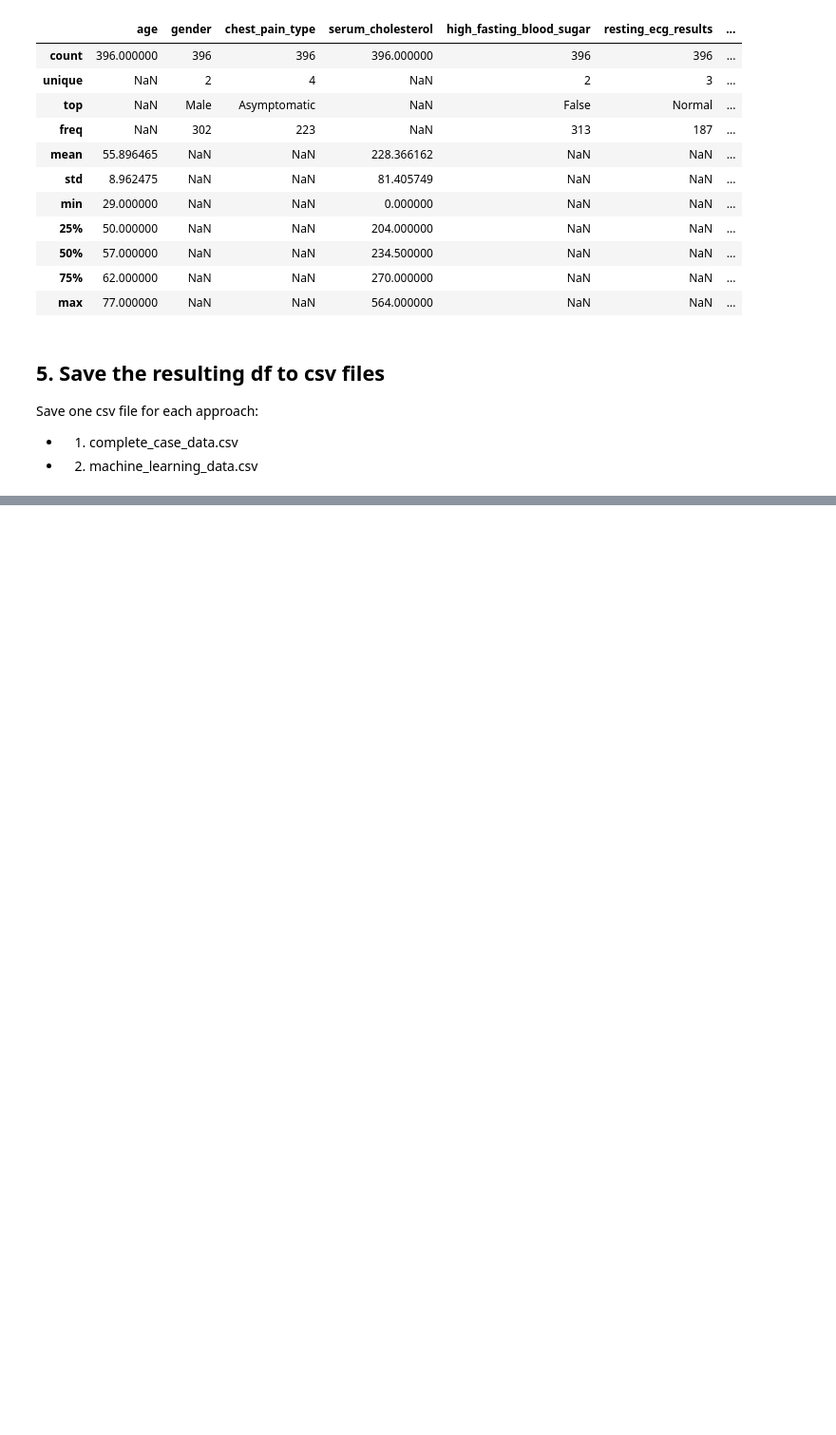
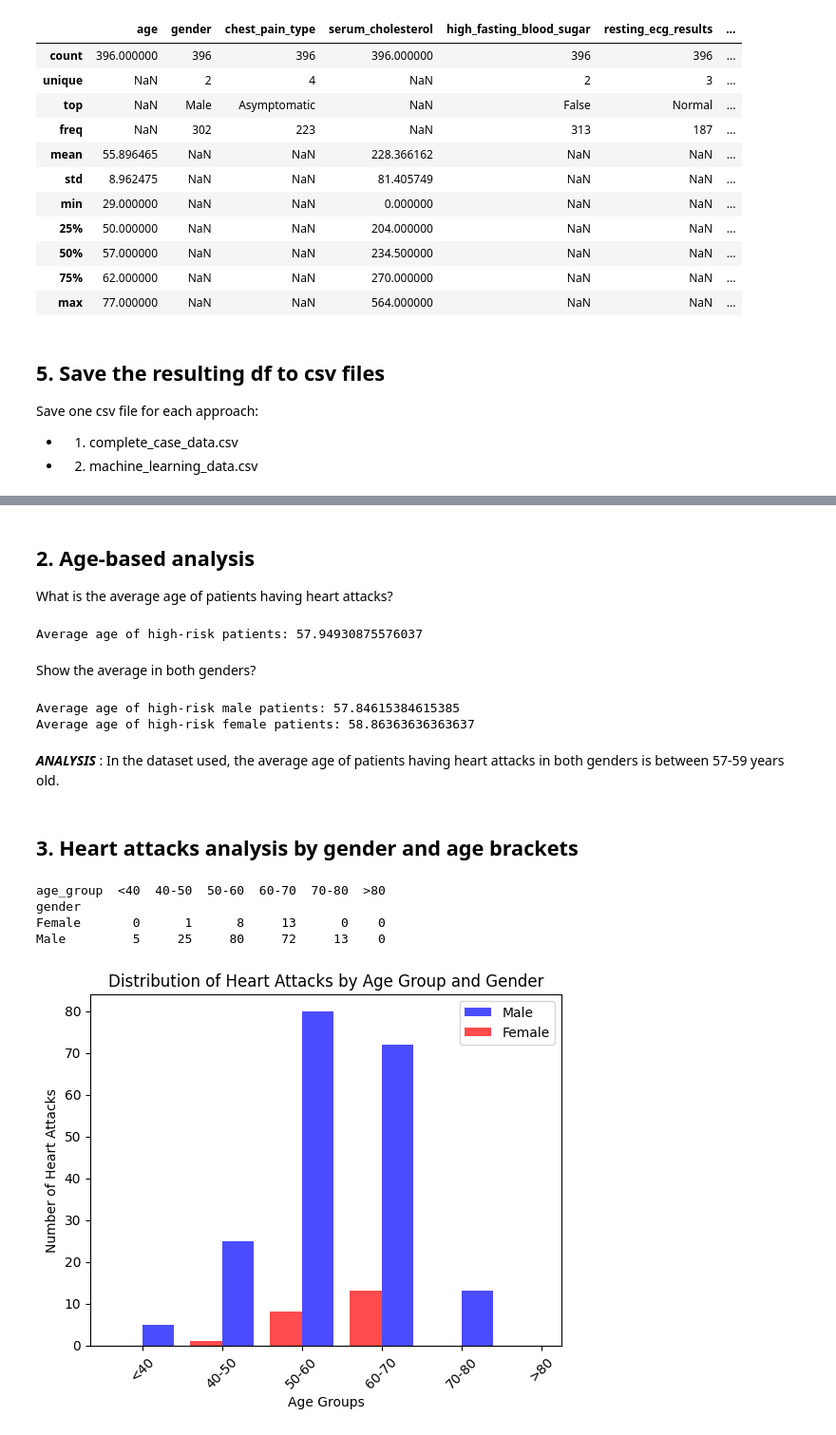
Before and after one commit to KentFre/CDS_CardioVision, a Jupyter notebook: data/data_cleanup.ipynb, the cells around one changed output, grey strips where cells are left out. Shown: that part at 95% size. Saved outputs shown, nothing was run; the diff lists cells and outputs as text; code cells hidden in the pictures; blank space fills up the shorter version.

```diff
--- a/data/data_cleanup.ipynb
+++ b/data/data_cleanup.ipynb
@@ -540,0 +588,60 @@ Overview of the results of missing data for each individual dataset.
+# %% [markdown]
+## 2. Age-based analysis
+
+What is the average age of patients having heart attacks?
+# %%
+high_risk_patients = data[data['heart_disease_diagnosis'] == True]
+
+avg_age_high_risk = high_risk_patients['age'].mean()
+
+print(f'Average age of high-risk patients: {avg_age_high_risk}')
+# %% [output]
+Average age of high-risk patients: 57.94930875576037
+# %% [markdown]
+Show the average in both genders?
+# %%
+high_risk_patients = data[data['heart_disease_diagnosis'] == True]
+
+avg_age_high_risk_male = high_risk_patients[high_risk_patients['gender'] == 'Male']['age'].mean()
+avg_age_high_risk_female = high_risk_patients[high_risk_patients['gender'] == 'Female']['age'].mean()
+
+print(f'Average age of high-risk male patients: {avg_age_high_risk_male}')
+print(f'Average age of high-risk female patients: {avg_age_high_risk_female}')
+# %% [output]
+Average age of high-risk male patients: 57.84615384615385
+Average age of high-risk female patients: 58.86363636363637
+# %% [markdown]
+***ANALYSIS*** : In the dataset used, the average age of patients having heart attacks in both genders is between 57-59 years old.
+# %% [markdown]
+## 3. Heart attacks analysis by gender and age brackets
+# %%
+bins = [0, 40, 50, 60, 70, 80, float('inf')]
+labels = ['<40', '40-50', '50-60', '60-70', '70-80', '>80']
+
+
+data['age_group'] = pd.cut(data['age'], bins=bins, labels=labels, right=False)
+
+high_risk_patients = data[data['heart_disease_diagnosis'] == True]
+
+
+heart_attack_distribution = high_risk_patients.groupby(['gender', 'age_group']).size().unstack(fill_value=0)
+
+
+print(heart_attack_distribution)
+
+heart_attack_distribution.loc['Male'].plot(kind='bar', color='blue', alpha=0.7, label='Male', position=0, width=0.4)
+
+heart_attack_distribution.loc['Female'].plot(kind='bar', color='red', alpha=0.7, label='Female', position=1, width=0.4)
+
+plt.xlabel('Age Groups')
+plt.ylabel('Number of Heart Attacks')
+plt.title('Distribution of Heart Attacks by Age Group and Gender')
+plt.legend()
+plt.xticks(rotation=45)
+plt.show()
+# %% [output]
+age_group  <40  40-50  50-60  60-70  70-80  >80
+gender
+Female       0      1      8     13      0    0
+Male         5     25     80     72     13    0
+[figure, added]
```
Also changed, not shown: parts of 24 cells of this notebook, 5 other files.
